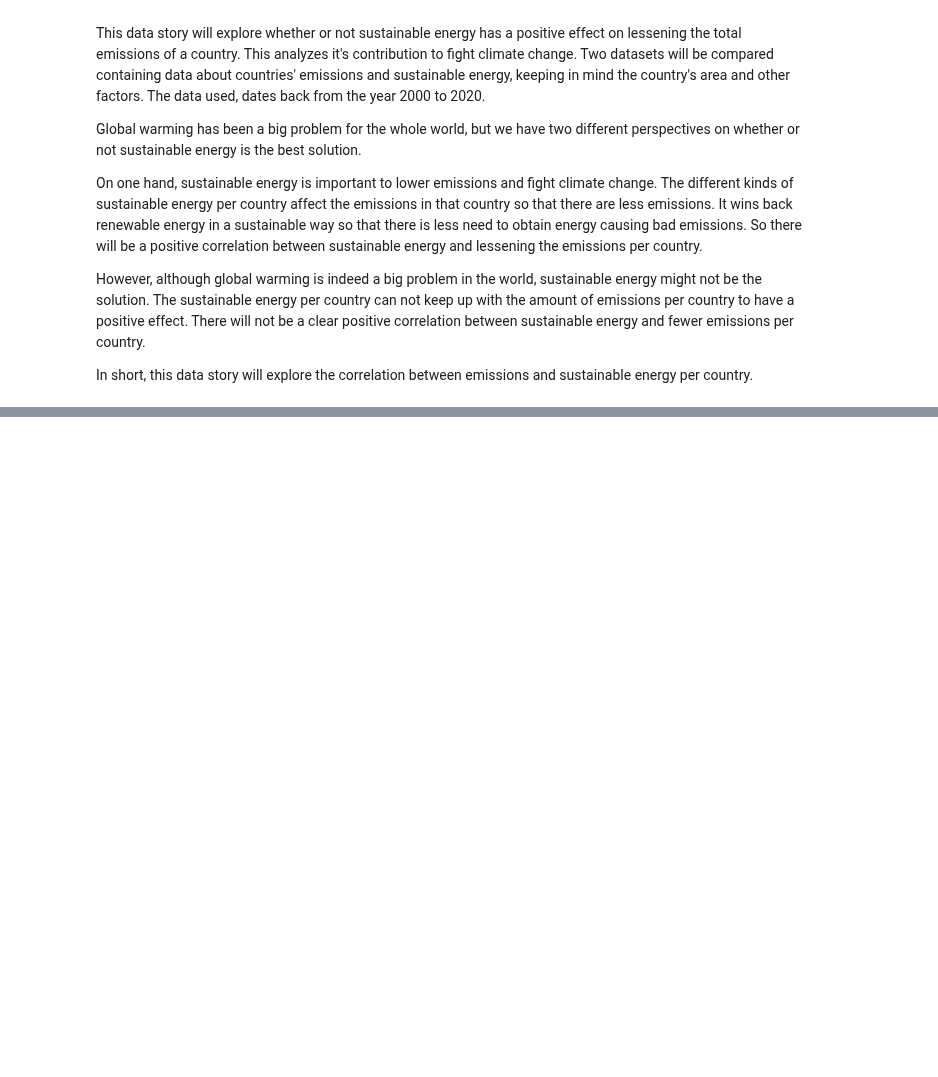
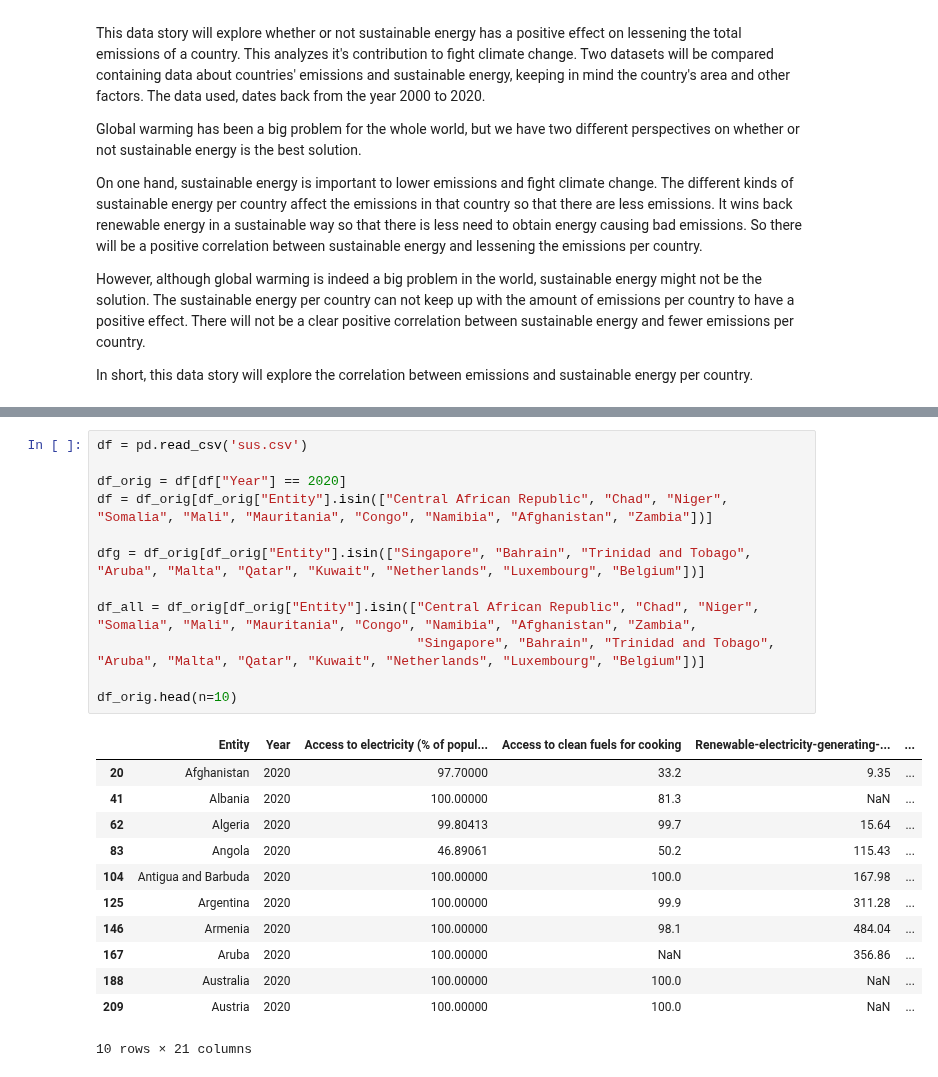
Before and after one commit to pjhoor/fishyRepo, a Jupyter notebook: docs/introduction.ipynb, the cells around one changed output, grey strips where cells are left out. Saved outputs shown, nothing was run; the diff lists cells and outputs as text; blank space fills up the shorter version.

```diff
--- a/docs/introduction.ipynb
+++ b/docs/introduction.ipynb
@@ -16,0 +24,25 @@ In short, this data story will explore the correlation between emissions and sus
+# %%
+df = pd.read_csv('sus.csv')
+
+df_orig = df[df["Year"] == 2020]
+df = df_orig[df_orig["Entity"].isin(["Central African Republic", "Chad", "Niger", "Somalia", "Mali", "Mauritania", "Congo", "Namibia", "Afghanistan", "Zambia"])]
+
+dfg = df_orig[df_orig["Entity"].isin(["Singapore", "Bahrain", "Trinidad and Tobago", "Aruba", "Malta", "Qatar", "Kuwait", "Netherlands", "Luxembourg", "Belgium"])]
+
+df_all = df_orig[df_orig["Entity"].isin(["Central African Republic", "Chad", "Niger", "Somalia", "Mali", "Mauritania", "Congo", "Namibia", "Afghanistan", "Zambia",
+                                         "Singapore", "Bahrain", "Trinidad and Tobago", "Aruba", "Malta", "Qatar", "Kuwait", "Netherlands", "Luxembourg", "Belgium"])]
+
+df_orig.head(n=10)
+# %% [output]
+|  | Entity | Year | Access to electricity (% of popul... | Access to clean fuels for cooking | Renewable-electricity-generating-... | ... |
+| 20 | Afghanistan | 2020 | 97.70000 | 33.2 | 9.35 | ... |
+| 41 | Albania | 2020 | 100.00000 | 81.3 | NaN | ... |
+| 62 | Algeria | 2020 | 99.80413 | 99.7 | 15.64 | ... |
+| 83 | Angola | 2020 | 46.89061 | 50.2 | 115.43 | ... |
+| 104 | Antigua and Barbuda | 2020 | 100.00000 | 100.0 | 167.98 | ... |
+| 125 | Argentina | 2020 | 100.00000 | 99.9 | 311.28 | ... |
+| 146 | Armenia | 2020 | 100.00000 | 98.1 | 484.04 | ... |
+| 167 | Aruba | 2020 | 100.00000 | NaN | 356.86 | ... |
+| 188 | Australia | 2020 | 100.00000 | 100.0 | NaN | ... |
+| 209 | Austria | 2020 | 100.00000 | 100.0 | NaN | ... |
+10 rows × 21 columns
```
Also changed, not shown: parts of 3 cells of this notebook.
